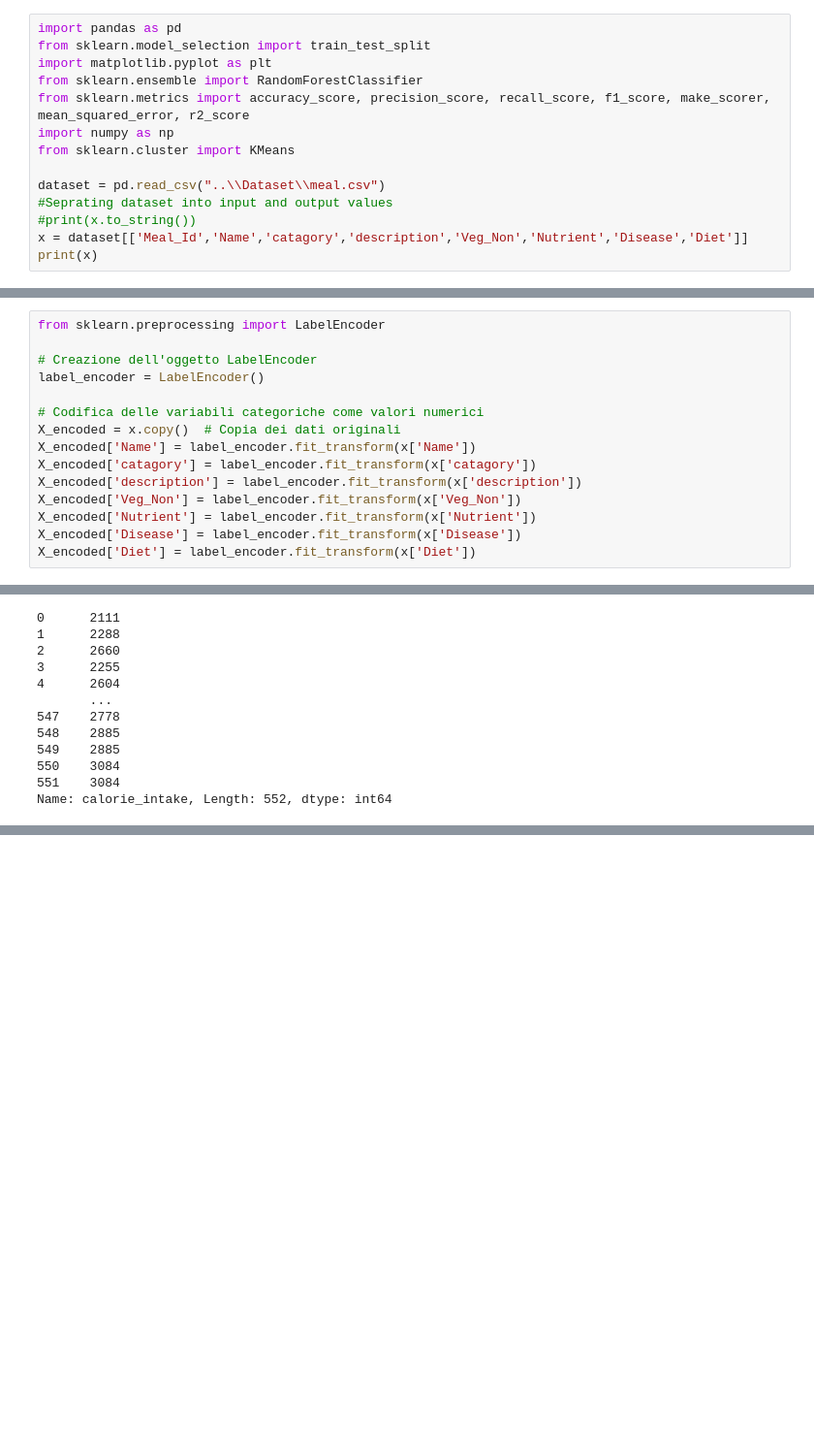
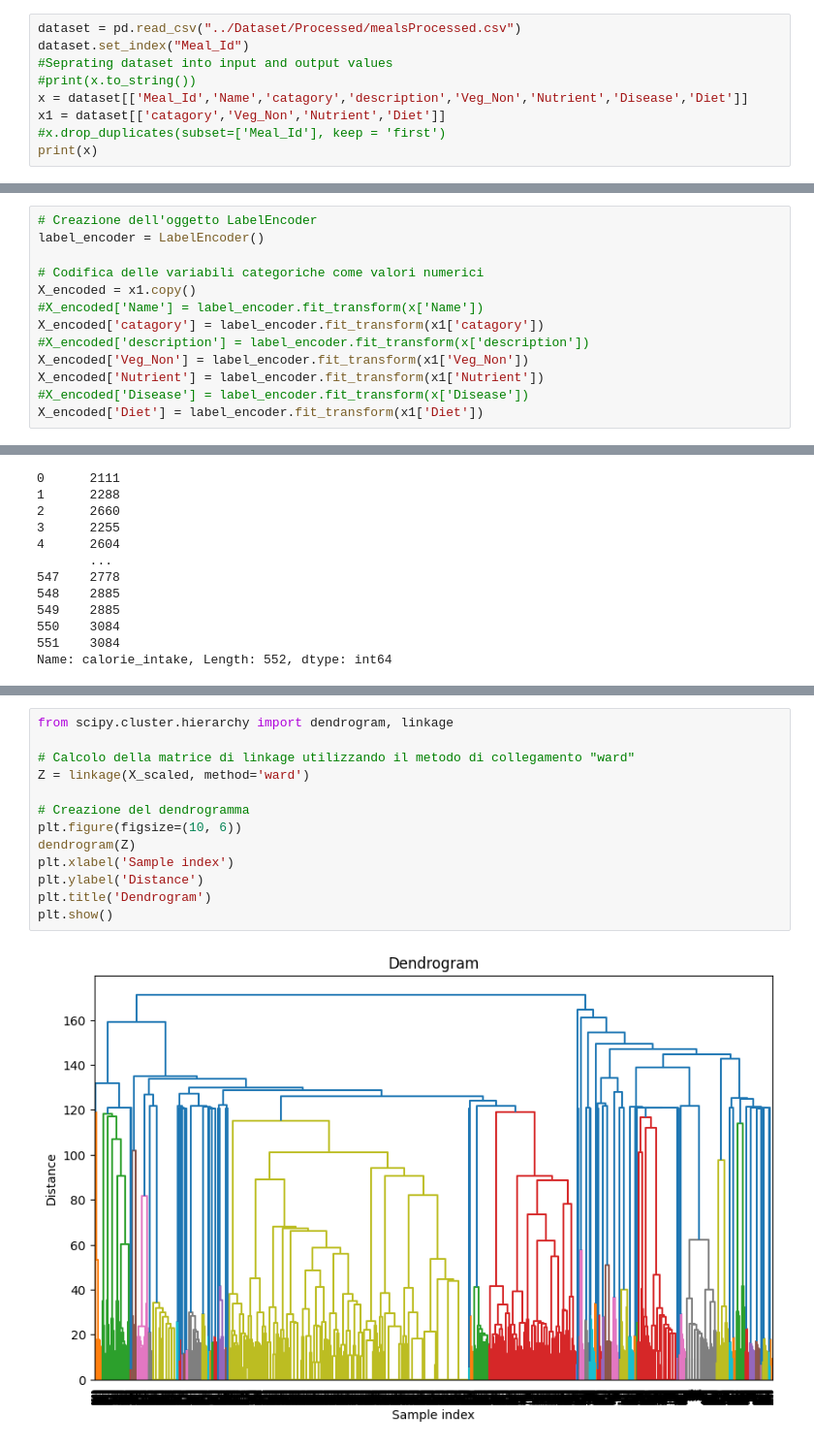
Before and after one commit to graziaperna/ML-project, a Jupyter notebook: src/DietML.ipynb, the cells around one changed output, grey strips where cells are left out. Shown at 97% size. Drawn from its saved outputs; the diff is of its cells as text; blank space fills up the shorter version.

```diff
--- a/src/DietML.ipynb
+++ b/src/DietML.ipynb
@@ -1,15 +284,10 @@
 # %%
-import pandas as pd
-from sklearn.model_selection import train_test_split
-import matplotlib.pyplot as plt
-from sklearn.ensemble import RandomForestClassifier
-from sklearn.metrics import accuracy_score, precision_score, recall_score, f1_score, make_scorer, mean_squared_error, r2_score
-import numpy as np
-from sklearn.cluster import KMeans
-
-dataset = pd.read_csv("..\\Dataset\\meal.csv")
+dataset = pd.read_csv("../Dataset/Processed/mealsProcessed.csv")
+dataset.set_index("Meal_Id")
 #Seprating dataset into input and output values
 #print(x.to_string())
 x = dataset[['Meal_Id','Name','catagory','description','Veg_Non','Nutrient','Disease','Diet']]
+x1 = dataset[['catagory','Veg_Non','Nutrient','Diet']]
+#x.drop_duplicates(subset=['Meal_Id'], keep = 'first')
 print(x)
 # %% [output]
@@ -33,20 +311,18 @@ print(x)
 # %% [markdown]
 ## encoder
 # %%
-from sklearn.preprocessing import LabelEncoder
-
 # Creazione dell'oggetto LabelEncoder
 label_encoder = LabelEncoder()
 
 # Codifica delle variabili categoriche come valori numerici
-X_encoded = x.copy()  # Copia dei dati originali
-X_encoded['Name'] = label_encoder.fit_transform(x['Name'])
-X_encoded['catagory'] = label_encoder.fit_transform(x['catagory'])
-X_encoded['description'] = label_encoder.fit_transform(x['description'])
-X_encoded['Veg_Non'] = label_encoder.fit_transform(x['Veg_Non'])
-X_encoded['Nutrient'] = label_encoder.fit_transform(x['Nutrient'])
-X_encoded['Disease'] = label_encoder.fit_transform(x['Disease'])
-X_encoded['Diet'] = label_encoder.fit_transform(x['Diet'])
+X_encoded = x1.copy()
+#X_encoded['Name'] = label_encoder.fit_transform(x['Name'])
+X_encoded['catagory'] = label_encoder.fit_transform(x1['catagory'])
+#X_encoded['description'] = label_encoder.fit_transform(x['description'])
+X_encoded['Veg_Non'] = label_encoder.fit_transform(x1['Veg_Non'])
+X_encoded['Nutrient'] = label_encoder.fit_transform(x1['Nutrient'])
+#X_encoded['Disease'] = label_encoder.fit_transform(x['Disease'])
+X_encoded['Diet'] = label_encoder.fit_transform(x1['Diet'])
 # %%
 from sklearn.preprocessing import OneHotEncoder
 
@@ -158,0 +417,15 @@ Name: calorie_intake, Length: 552, dtype: int64
+# %%
+from scipy.cluster.hierarchy import dendrogram, linkage
+
+# Calcolo della matrice di linkage utilizzando il metodo di collegamento "ward"
+Z = linkage(X_scaled, method='ward')
+
+# Creazione del dendrogramma
+plt.figure(figsize=(10, 6))
+dendrogram(Z)
+plt.xlabel('Sample index')
+plt.ylabel('Distance')
+plt.title('Dendrogram')
+plt.show()
+# %% [output]
+[figure, added]
```
Also changed, not shown: parts of 33 cells of this notebook, 13 other files.
